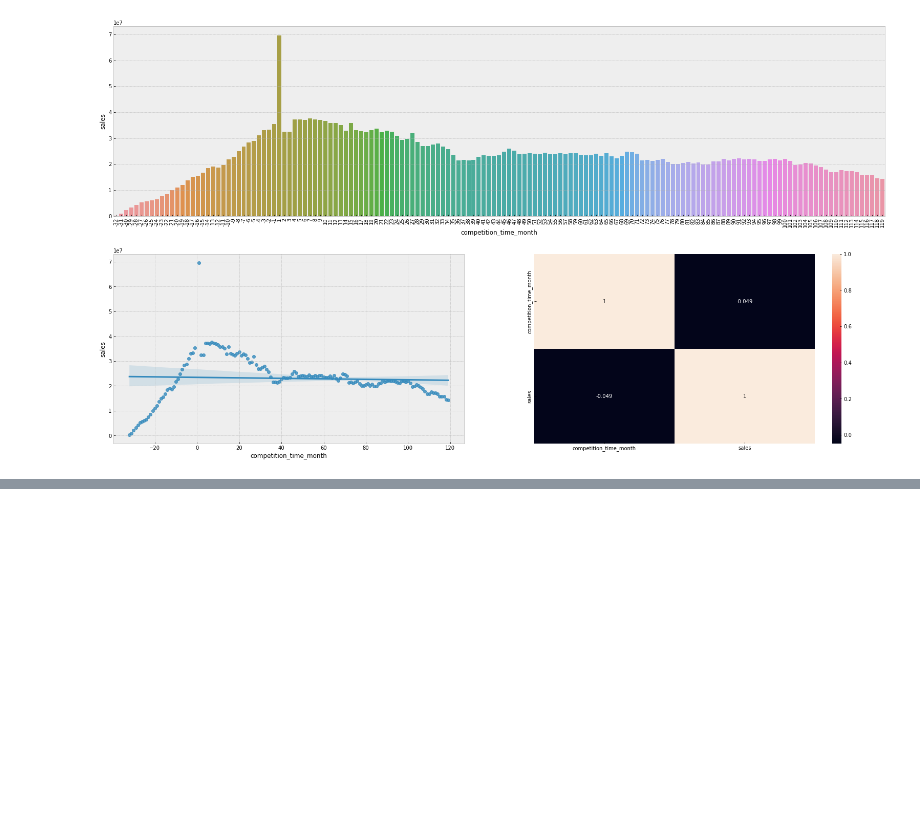
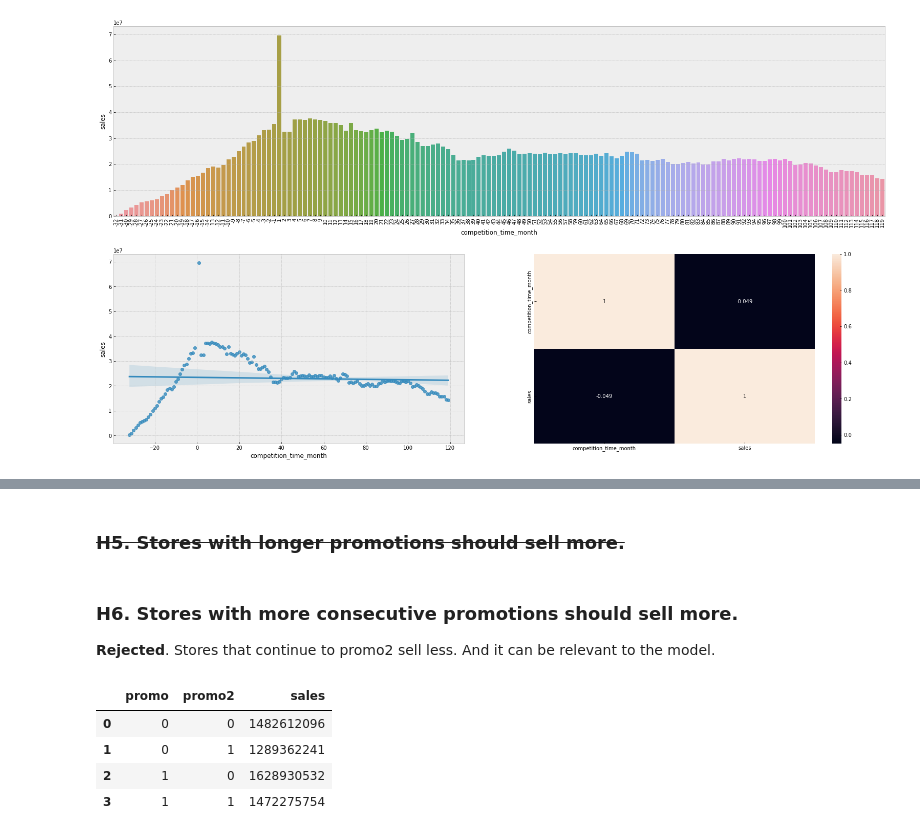
Before and after one commit to gdelimacarvalho/rossmann_store_sales_project, a Jupyter notebook: rossmann_store_sales_project.ipynb, the cells around one changed output, grey strips where cells are left out. Saved outputs shown, nothing was run; the diff lists cells and outputs as text; code cells hidden in the pictures; blank space fills up the shorter version.

```diff
--- a/rossmann_store_sales_project.ipynb
+++ b/rossmann_store_sales_project.ipynb
@@ -548,0 +577,14 @@ sns.heatmap(aux2.corr(method='pearson'), annot=True);
+# %% [markdown]
+### <s> H5. Stores with longer promotions should sell more. </s>
+# %% [markdown]
+### H6. Stores with more consecutive promotions should sell more.
+
+**Rejected**. Stores that continue to promo2 sell less. And it can be relevant to the model.
+# %%
+pd.pivot_table(df4, values='sales', index=['promo', 'promo2'], aggfunc='sum').reset_index()
+# %% [output]
+|  | promo | promo2 | sales |
+| 0 | 0 | 0 | 1482612096 |
+| 1 | 0 | 1 | 1289362241 |
+| 2 | 1 | 0 | 1628930532 |
+| 3 | 1 | 1 | 1472275754 |
```
Also changed, not shown: parts of 13 cells of this notebook.
